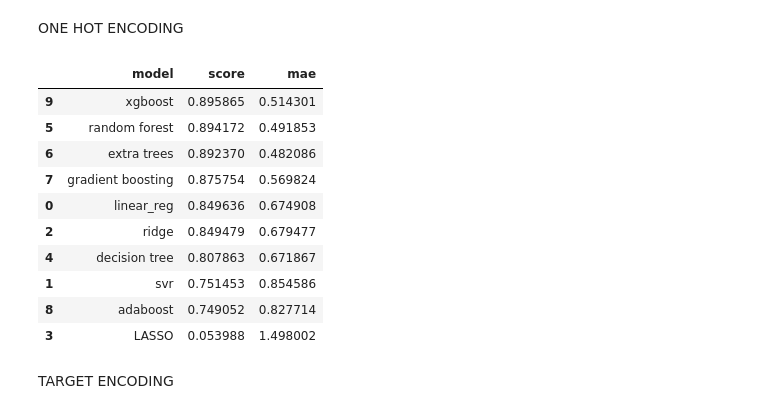
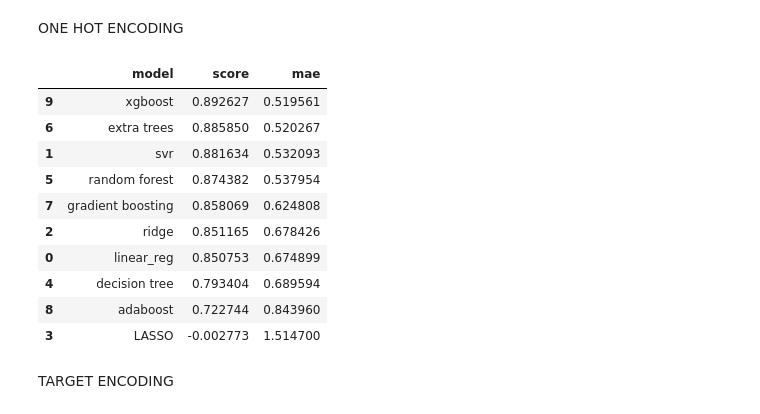
Before and after one commit to SiddhantH1512/housepriceproject, a Jupyter notebook: Capstone/notebooks/baseline-model.ipynb, the cells around one changed output. Drawn from its saved outputs; the diff is of its cells as text; code cells hidden in the pictures.

```diff
--- a/Capstone/notebooks/baseline-model.ipynb
+++ b/Capstone/notebooks/baseline-model.ipynb
@@ -249,34 +249,34 @@ ONE HOT ENCODING
 # %%
 columns_encode_ordinal1 = ['property_type', 'balcony', 'luxury_level', 'floor_category']
 columns_scale = ['bedRoom', 'bathroom', 'built_up_area', 'servant room','store room']
 columns_encode_ohe = ['sector', 'agePossession', 'furniture_type']
 
 
 transform = ColumnTransformer(transformers=[
     ('scale', scaler, columns_scale),
-    ('ordinal', ordinal, columns_encode_ordinal),
+    ('ordinal', ordinal, columns_encode_ordinal1),
     ('ohe', ohe, columns_encode_ohe)
 ], remainder="passthrough")
 
 
 model_output1 = []
 for model_name, model in model_dict.items():
     model_output1.append(scorer(model_name, model))
 
 model_df2 = pd.DataFrame(model_output1, columns=['model', 'score', 'mae']).sort_values("score", ascending=False)
 model_df2
 # %% [output]
 |  | model | score | mae |
-| 9 | xgboost | 0.895865 | 0.514301 |
-| 5 | random forest | 0.894172 | 0.491853 |
-| 6 | extra trees | 0.892370 | 0.482086 |
-| 7 | gradient boosting | 0.875754 | 0.569824 |
-| 0 | linear_reg | 0.849636 | 0.674908 |
-| 2 | ridge | 0.849479 | 0.679477 |
-| 4 | decision tree | 0.807863 | 0.671867 |
-| 1 | svr | 0.751453 | 0.854586 |
-| 8 | adaboost | 0.749052 | 0.827714 |
-| 3 | LASSO | 0.053988 | 1.498002 |
+| 9 | xgboost | 0.892627 | 0.519561 |
+| 6 | extra trees | 0.885850 | 0.520267 |
+| 1 | svr | 0.881634 | 0.532093 |
+| 5 | random forest | 0.874382 | 0.537954 |
+| 7 | gradient boosting | 0.858069 | 0.624808 |
+| 2 | ridge | 0.851165 | 0.678426 |
+| 0 | linear_reg | 0.850753 | 0.674899 |
+| 4 | decision tree | 0.793404 | 0.689594 |
+| 8 | adaboost | 0.722744 | 0.843960 |
+| 3 | LASSO | -0.002773 | 1.514700 |
 # %% [markdown]
 TARGET ENCODING
 # %%
```
Also changed, not shown: parts of 1 cell of this notebook, 11 other files.
